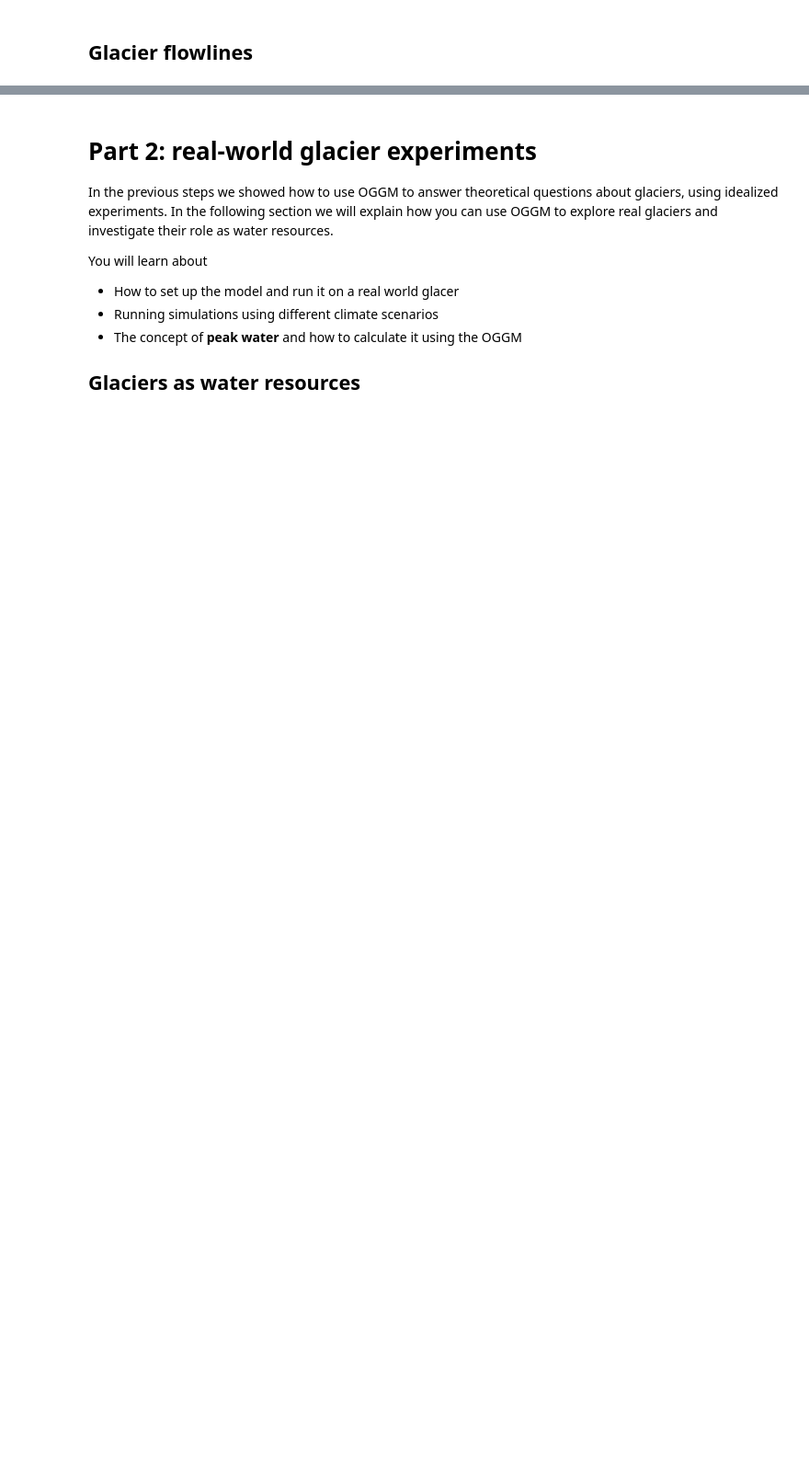
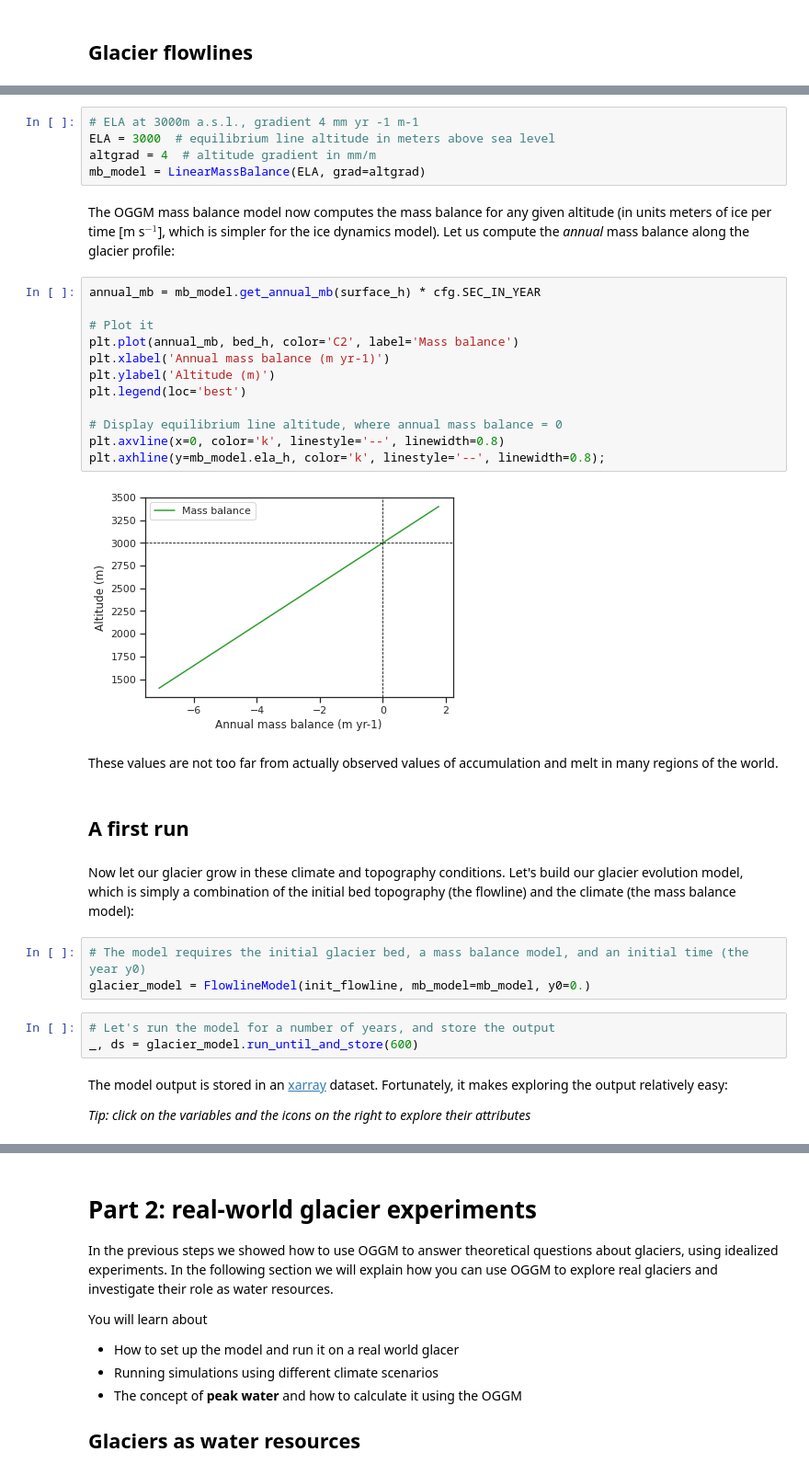
Before and after one commit to OGGM/EarthCube2021, a Jupyter notebook: FM_01_OGGM-Edu_learn_and_teach_about_glaciers.ipynb, the cells around one changed output, grey strips where cells are left out. Shown at 92% size. Drawn from its saved outputs; the diff is of its cells as text; blank space fills up the shorter version.

```diff
--- a/FM_01_OGGM-Edu_learn_and_teach_about_glaciers.ipynb
+++ b/FM_01_OGGM-Edu_learn_and_teach_about_glaciers.ipynb
@@ -310,0 +169,37 @@ Maybe continue with 'Retreating' from advance_and_retreat notebook
+# %%
+# ELA at 3000m a.s.l., gradient 4 mm yr -1 m-1
+ELA = 3000  # equilibrium line altitude in meters above sea level
+altgrad = 4  # altitude gradient in mm/m
+mb_model = LinearMassBalance(ELA, grad=altgrad)
+# %% [markdown]
+The OGGM mass balance model now computes the mass balance for any given altitude (in units meters of ice per time [m s$^{-1}$], which is simpler for the ice dynamics model). Let us compute the *annual* mass balance along the glacier profile:
+# %%
+annual_mb = mb_model.get_annual_mb(surface_h) * cfg.SEC_IN_YEAR
+
+# Plot it
+plt.plot(annual_mb, bed_h, color='C2', label='Mass balance')
+plt.xlabel('Annual mass balance (m yr-1)')
+plt.ylabel('Altitude (m)')
+plt.legend(loc='best')
+
+# Display equilibrium line altitude, where annual mass balance = 0
+plt.axvline(x=0, color='k', linestyle='--', linewidth=0.8)
+plt.axhline(y=mb_model.ela_h, color='k', linestyle='--', linewidth=0.8);
+# %% [output]
+[figure, added]
+# %% [markdown]
+These values are not too far from actually observed values of accumulation and melt in many regions of the world.
+# %% [markdown]
+## A first run
+# %% [markdown]
+Now let our glacier grow in these climate and topography conditions. Let's build our glacier evolution model, which is simply a combination of the initial bed topography (the flowline) and the climate (the mass balance model):
+# %%
+# The model requires the initial glacier bed, a mass balance model, and an initial time (the year y0)
+glacier_model = FlowlineModel(init_flowline, mb_model=mb_model, y0=0.)
+# %%
+# Let's run the model for a number of years, and store the output
+_, ds = glacier_model.run_until_and_store(600)
+# %% [markdown]
+The model output is stored in an [xarray](http://xarray.pydata.org) dataset. Fortunately, it makes exploring the output relatively easy:
+
+*Tip: click on the variables and the icons on the right to explore their attributes*
```
Also changed, not shown: parts of 149 cells of this notebook, 1 other file.
